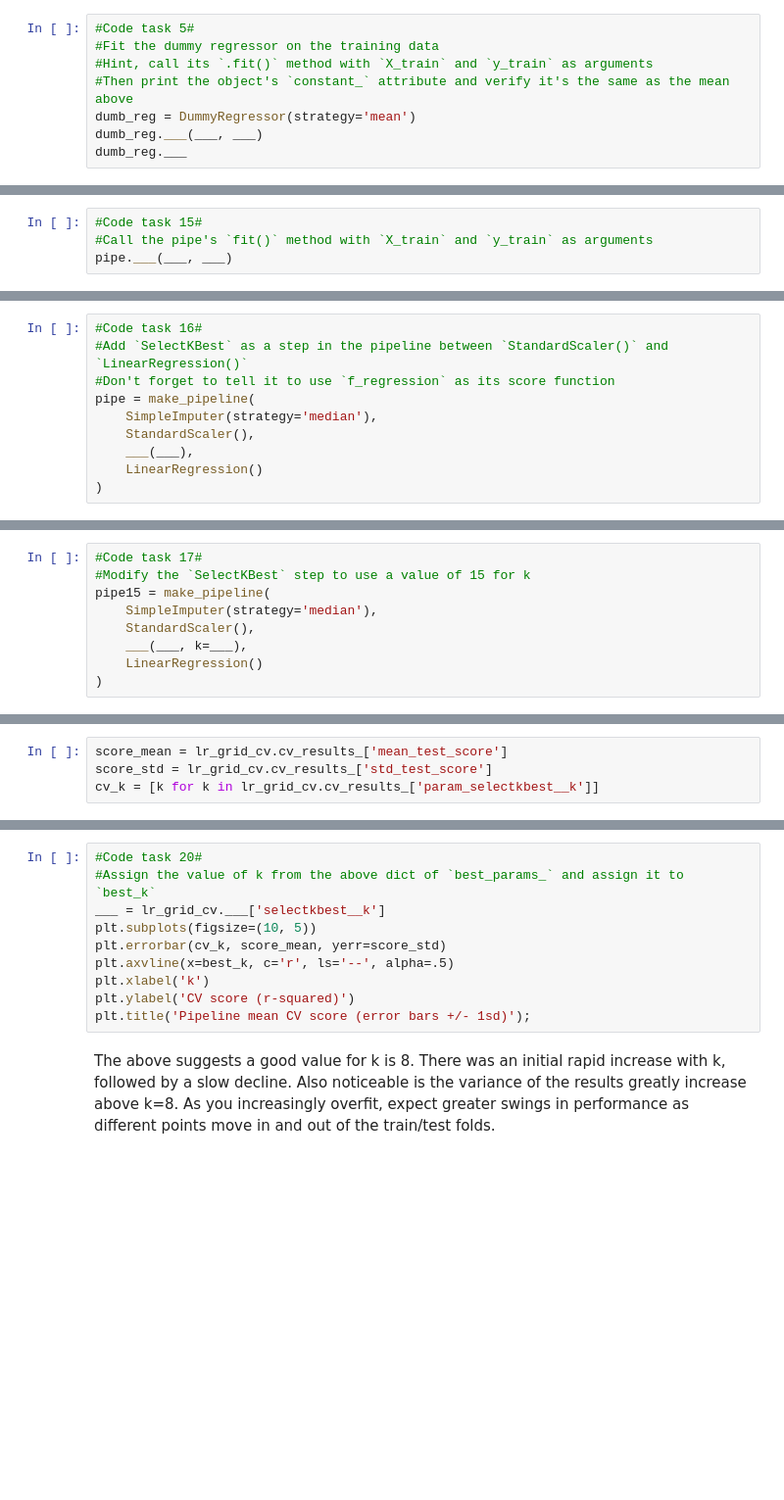
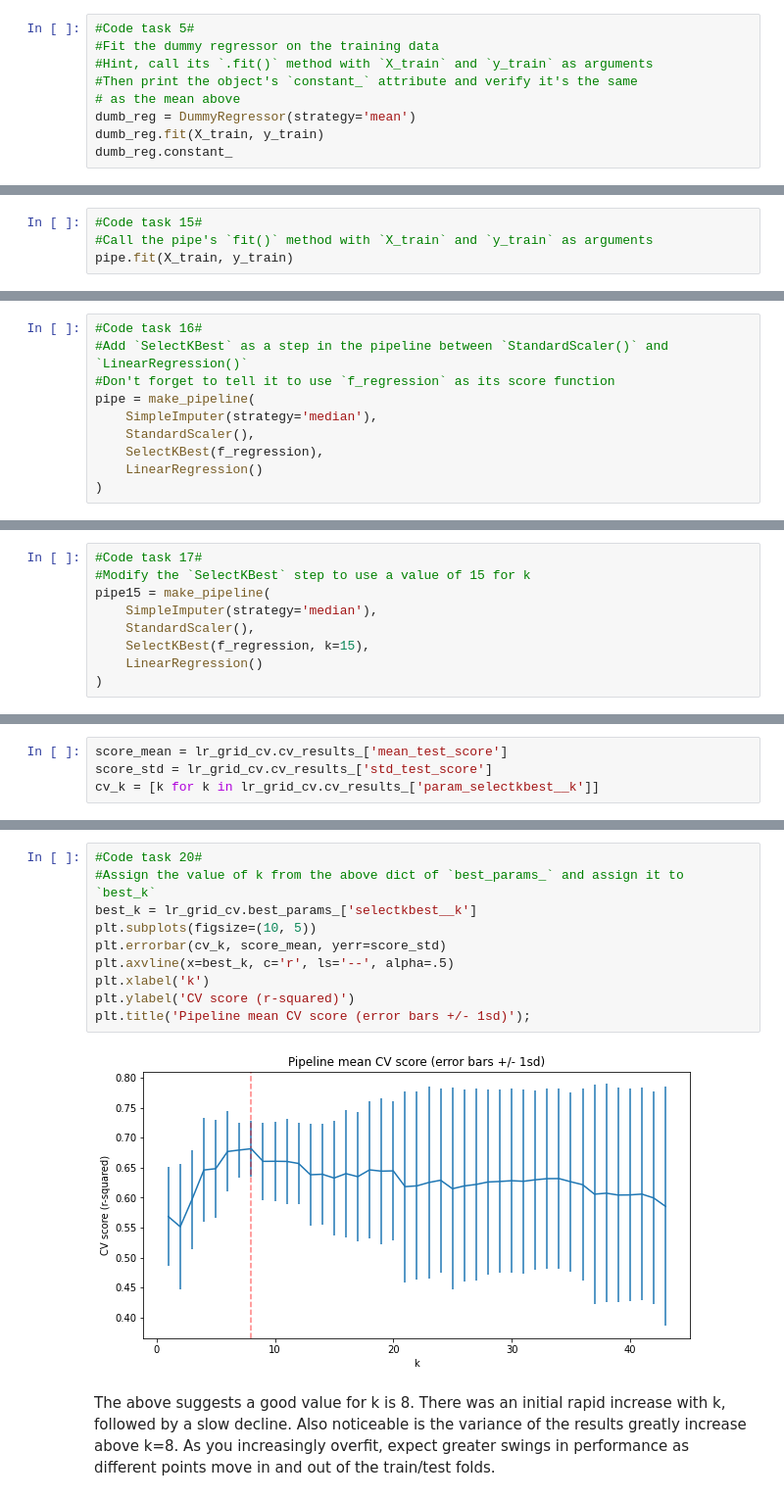
Before and after one commit to nlac10/DataScienceGuidedCapstone, a Jupyter notebook: 04-preprocess_and_training/04_preprocessing_and_training.ipynb, the cells around one changed output, grey strips where cells are left out. Shown at 98% size. Saved outputs shown, nothing was run; the diff lists cells and outputs as text; blank space fills up the shorter version.

```diff
--- a/04-preprocess_and_training/04_preprocessing_and_training.ipynb
+++ b/04-preprocess_and_training/04_preprocessing_and_training.ipynb
@@ -204,7 +248,8 @@ train_mean
 #Code task 5#
 #Fit the dummy regressor on the training data
 #Hint, call its `.fit()` method with `X_train` and `y_train` as arguments
-#Then print the object's `constant_` attribute and verify it's the same as the mean above
+#Then print the object's `constant_` attribute and verify it's the same
+# as the mean above
 dumb_reg = DummyRegressor(strategy='mean')
-dumb_reg.___(___, ___)
-dumb_reg.___
+dumb_reg.fit(X_train, y_train)
+dumb_reg.constant_
@@ -600,4 +673,4 @@ Here, a single call to the pipeline's `fit()` method combines the steps of learn
 # %%
 #Code task 15#
 #Call the pipe's `fit()` method with `X_train` and `y_train` as arguments
-pipe.___(___, ___)
+pipe.fit(X_train, y_train)
@@ -656,7 +733,7 @@ Redefine your pipeline to include this feature selection step:
 pipe = make_pipeline(
     SimpleImputer(strategy='median'),
     StandardScaler(),
-    ___(___),
+    SelectKBest(f_regression),
     LinearRegression()
 )
 # %% [markdown]
@@ -692,7 +769,7 @@ This has made things worse! Clearly selecting a subset of features has an impact
 pipe15 = make_pipeline(
     SimpleImputer(strategy='median'),
     StandardScaler(),
-    ___(___, k=___),
+    SelectKBest(f_regression, k=15),
     LinearRegression()
 )
 # %% [markdown]
@@ -800,13 +881,15 @@ lr_grid_cv.___
 # %%
 #Code task 20#
 #Assign the value of k from the above dict of `best_params_` and assign it to `best_k`
-___ = lr_grid_cv.___['selectkbest__k']
+best_k = lr_grid_cv.best_params_['selectkbest__k']
 plt.subplots(figsize=(10, 5))
 plt.errorbar(cv_k, score_mean, yerr=score_std)
 plt.axvline(x=best_k, c='r', ls='--', alpha=.5)
 plt.xlabel('k')
 plt.ylabel('CV score (r-squared)')
 plt.title('Pipeline mean CV score (error bars +/- 1sd)');
+# %% [output]
+[figure, added]
 # %% [markdown]
 The above suggests a good value for k is 8. There was an initial rapid increase with k, followed by a slow decline. Also noticeable is the variance of the results greatly increase above k=8. As you increasingly overfit, expect greater swings in performance as different points move in and out of the train/test folds.
 # %% [markdown]
```
Also changed, not shown: parts of 65 cells of this notebook, 3 other files.
